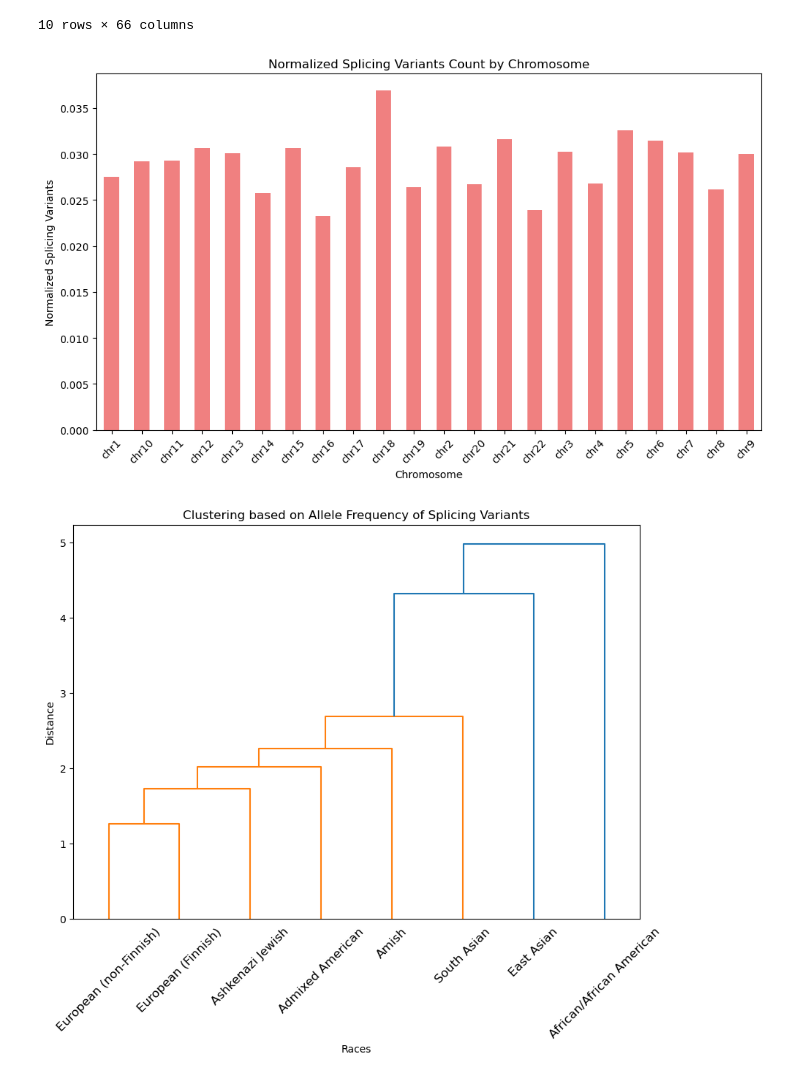
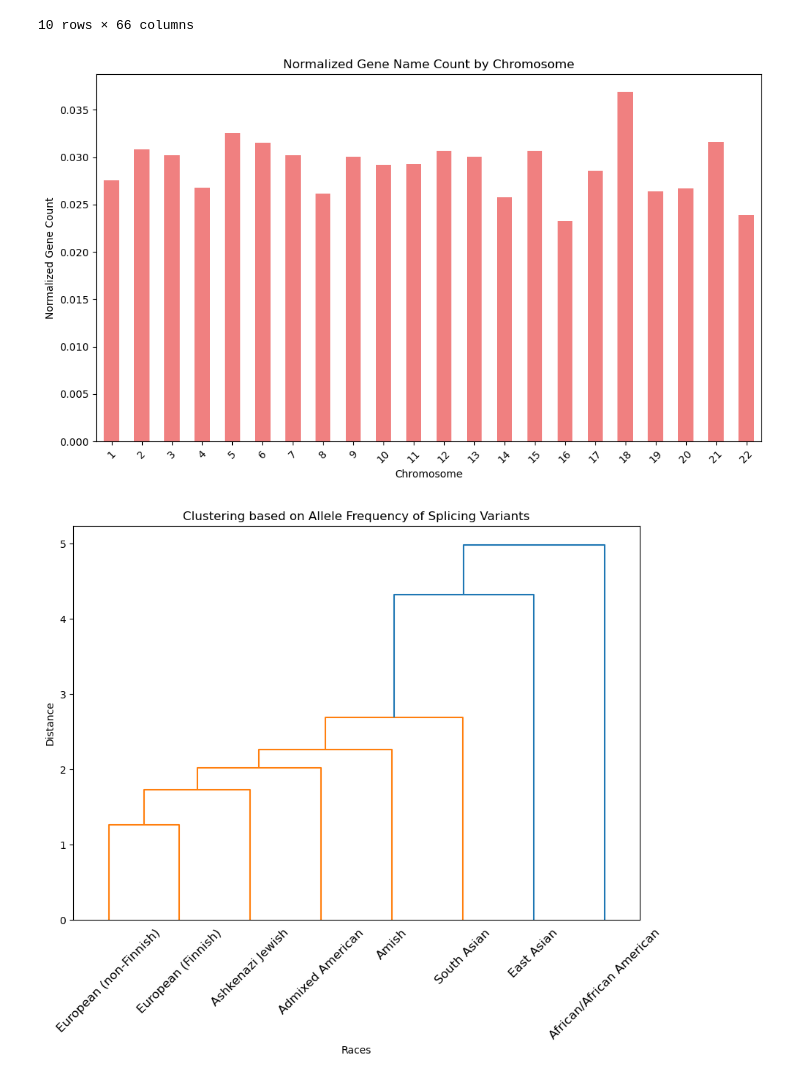
Before and after one commit to yuxinsun-wpi/gnomRegulatory, a Jupyter notebook: gnomad-chr-all.ipynb, the cells around one changed output. Drawn from its saved outputs; the diff is of its cells as text; code cells hidden in the pictures.

```diff
--- a/gnomad-chr-all.ipynb
+++ b/gnomad-chr-all.ipynb
@@ -46,34 +46,38 @@ gnom_df.head(10)
 # %%
 import pandas as pd
 import matplotlib.pyplot as plt
 
 # Group by 'chromo' and count the number of variants (rows) for each chromosome
 variants_by_chromo = gnom_df.groupby('chromo').size()
 
 # Group by 'chromo' and count the number of unique gene names for each chromosome
 genename_count_by_chromo = gnom_df.groupby('chromo')['genename'].nunique()
 
 # Normalize gene name counts by the number of variants for each chromosome
 normalized_gene_count = genename_count_by_chromo / variants_by_chromo
 
-# Sort by chromosome number if they are numeric
+# Extract the numeric part of chromosome labels for sorting
+chromosome_numeric = normalized_gene_count.index.str.extract(r'(\d+)$')[0].astype(int)
+
+# Sort both normalized gene count and chromosome labels by the extracted numeric part
+normalized_gene_count.index = chromosome_numeric
 normalized_gene_count = normalized_gene_count.sort_index()
 
 # Plot the normalized gene name count by chromosome
 plt.figure(figsize=(10, 6))
 normalized_gene_count.plot(kind='bar', color='lightcoral')
 
 # Add labels and title
-plt.title('Normalized Splicing Variants Count by Chromosome')
+plt.title('Normalized Gene Name Count by Chromosome')
 plt.xlabel('Chromosome')
-plt.ylabel('Normalized Splicing Variants')
+plt.ylabel('Normalized Gene Count')
 
 # Show the plot
 plt.xticks(rotation=45)
 plt.tight_layout()
 plt.show()
 # %% [output]
-[figure, old version]
+[figure, new version]
 # %%
 gnom_df['Allele Frequency Admixed American']  = gnom_df['Allele Count Admixed American'] / gnom_df['Allele Number Admixed American']
 
```
Also changed, not shown: parts of 1 cell of this notebook.
